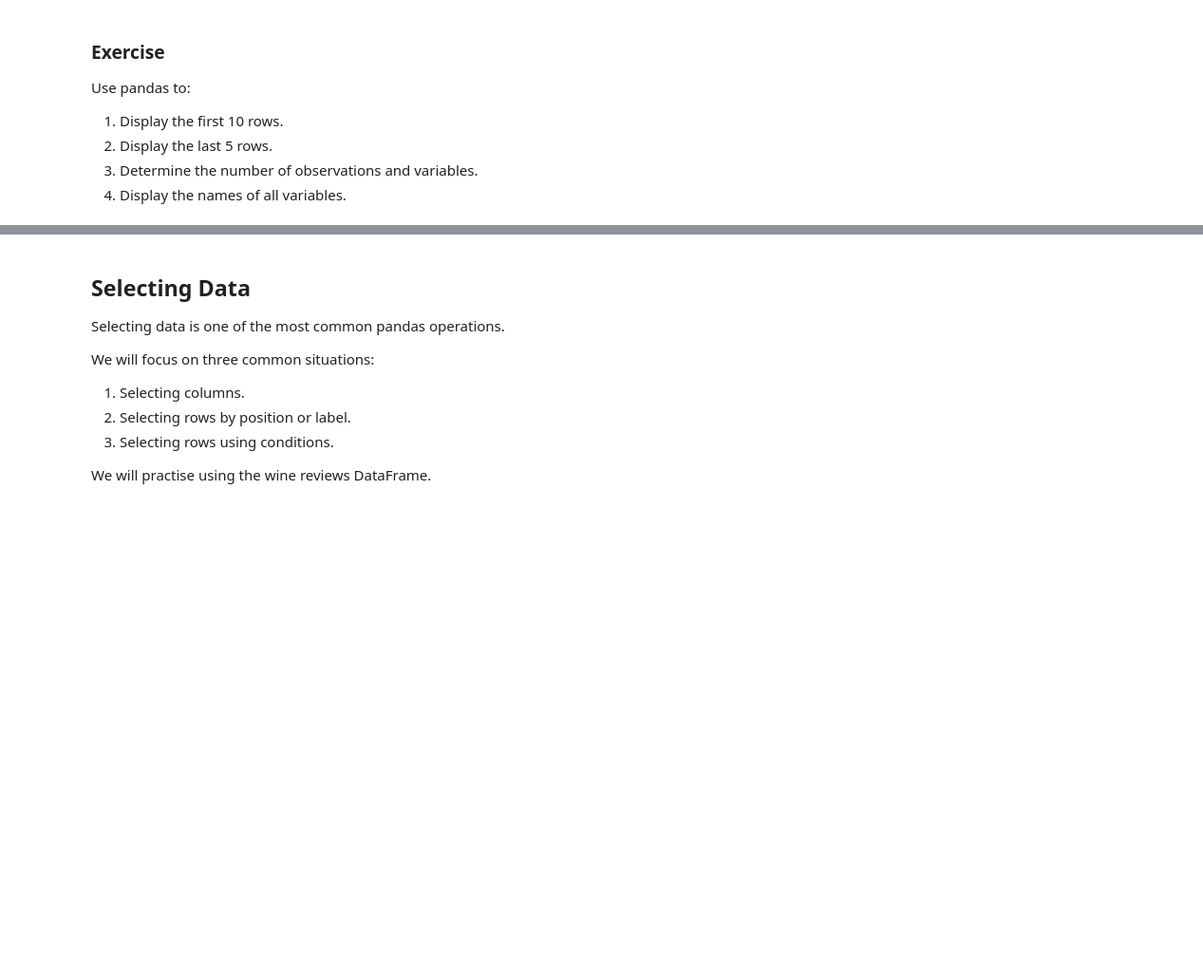
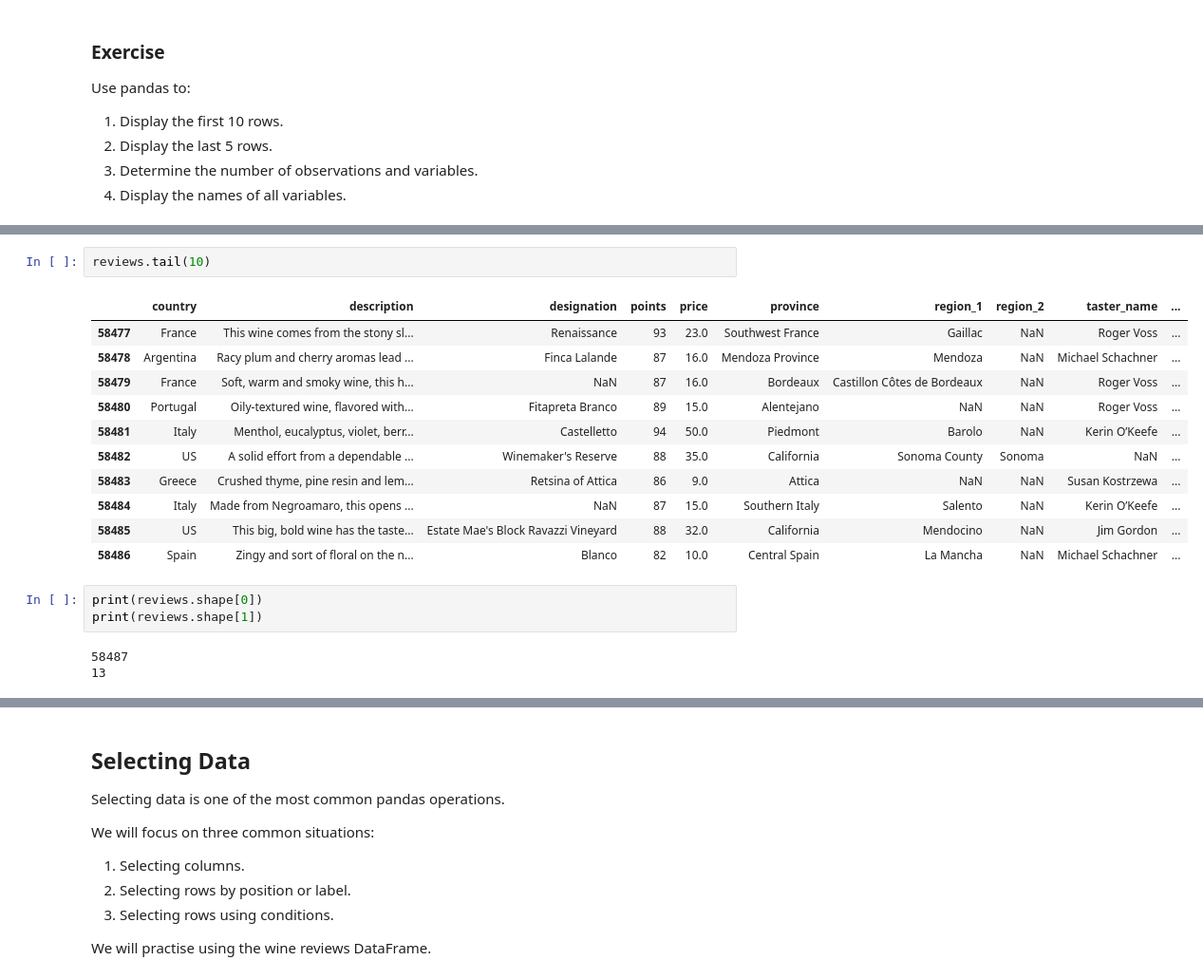
Before and after one commit to YashKhemka15/acod_class_repo, a Jupyter notebook: Session_1/Pandas_AUT26.ipynb, the cells around one changed output, grey strips where cells are left out. Shown at 95% size. Saved outputs shown, nothing was run; the diff lists cells and outputs as text; blank space fills up the shorter version.

```diff
--- a/Session_1/Pandas_AUT26.ipynb
+++ b/Session_1/Pandas_AUT26.ipynb
@@ -116,0 +163,20 @@ Use pandas to:
+# %%
+reviews.tail(10)
+# %% [output]
+|  | country | description | designation | points | price | province | region_1 | region_2 | taster_name | ... |
+| 58477 | France | This wine comes from the stony sl... | Renaissance | 93 | 23.0 | Southwest France | Gaillac | NaN | Roger Voss | ... |
+| 58478 | Argentina | Racy plum and cherry aromas lead ... | Finca Lalande | 87 | 16.0 | Mendoza Province | Mendoza | NaN | Michael Schachner | ... |
+| 58479 | France | Soft, warm and smoky wine, this h... | NaN | 87 | 16.0 | Bordeaux | Castillon Côtes de Bordeaux | NaN | Roger Voss | ... |
+| 58480 | Portugal | Oily-textured wine, flavored with... | Fitapreta Branco | 89 | 15.0 | Alentejano | NaN | NaN | Roger Voss | ... |
+| 58481 | Italy | Menthol, eucalyptus, violet, berr... | Castelletto | 94 | 50.0 | Piedmont | Barolo | NaN | Kerin O’Keefe | ... |
+| 58482 | US | A solid effort from a dependable ... | Winemaker's Reserve | 88 | 35.0 | California | Sonoma County | Sonoma | NaN | ... |
+| 58483 | Greece | Crushed thyme, pine resin and lem... | Retsina of Attica | 86 | 9.0 | Attica | NaN | NaN | Susan Kostrzewa | ... |
+| 58484 | Italy | Made from Negroamaro, this opens ... | NaN | 87 | 15.0 | Southern Italy | Salento | NaN | Kerin O’Keefe | ... |
+| 58485 | US | This big, bold wine has the taste... | Estate Mae's Block Ravazzi Vineyard | 88 | 32.0 | California | Mendocino | NaN | Jim Gordon | ... |
+| 58486 | Spain | Zingy and sort of floral on the n... | Blanco | 82 | 10.0 | Central Spain | La Mancha | NaN | Michael Schachner | ... |
+# %%
+print(reviews.shape[0])
+print(reviews.shape[1])
+# %% [output]
+58487
+13
```
Also changed, not shown: parts of 37 cells of this notebook.
